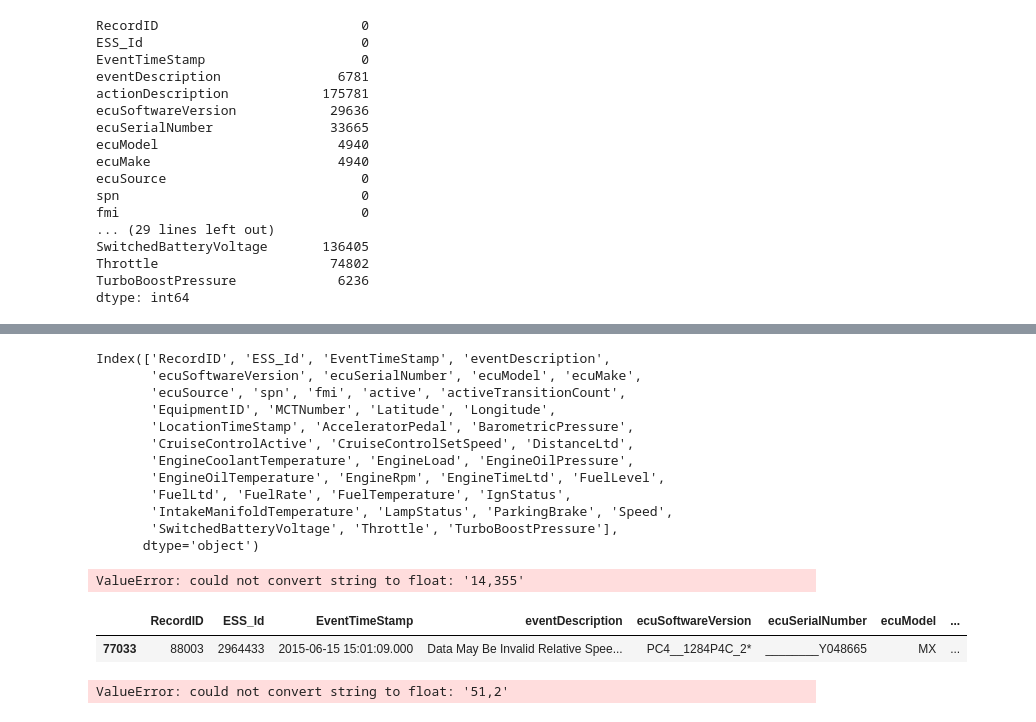
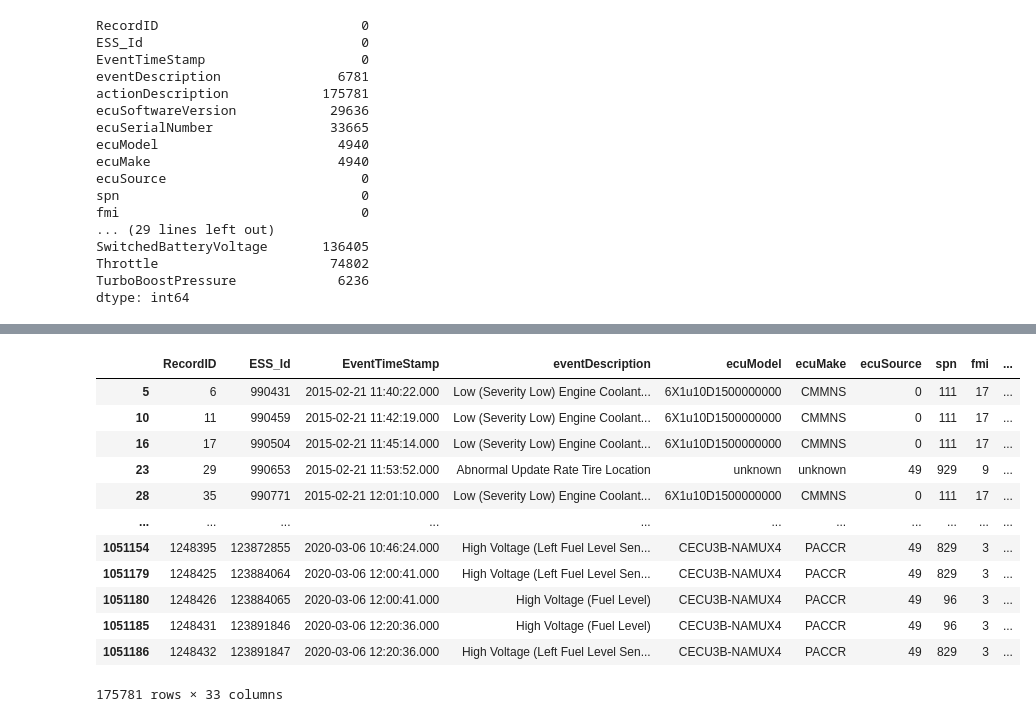
Before and after one commit to ashamaheshwari/big_g_express-predicting-derates, a Jupyter notebook: notebooks/Asha_Maheshwari_Big_G_Express.ipynb, the cells around one changed output, grey strips where cells are left out. Cells and saved outputs as stored; diff of their text form; code cells hidden in the pictures.

```diff
--- a/notebooks/Asha_Maheshwari_Big_G_Express.ipynb
+++ b/notebooks/Asha_Maheshwari_Big_G_Express.ipynb
@@ -398,35 +383,0 @@ memory usage: 55.2+ MB
-# %%
-fault_diag_filtered.columns
-# %% [output]
-Index(['RecordID', 'ESS_Id', 'EventTimeStamp', 'eventDescription',
-       'ecuSoftwareVersion', 'ecuSerialNumber', 'ecuModel', 'ecuMake',
-       'ecuSource', 'spn', 'fmi', 'active', 'activeTransitionCount',
-       'EquipmentID', 'MCTNumber', 'Latitude', 'Longitude',
-       'LocationTimeStamp', 'AcceleratorPedal', 'BarometricPressure',
-       'CruiseControlActive', 'CruiseControlSetSpeed', 'DistanceLtd',
-       'EngineCoolantTemperature', 'EngineLoad', 'EngineOilPressure',
-       'EngineOilTemperature', 'EngineRpm', 'EngineTimeLtd', 'FuelLevel',
-       'FuelLtd', 'FuelRate', 'FuelTemperature', 'IgnStatus',
-       'IntakeManifoldTemperature', 'LampStatus', 'ParkingBrake', 'Speed',
-       'SwitchedBatteryVoltage', 'Throttle', 'TurboBoostPressure'],
-      dtype='object')
-# %%
-# changing data types
-fault_diag_filtered['EquipmentID'] = fault_diag_filtered['EquipmentID'].astype(int)
-#fault_diag_filtered['AcceleratorPedal'] = fault_diag_filtered['AcceleratorPedal'].astype(int)
-#fault_diag_filtered['BarometricPressure'] = fault_diag_filtered['BarometricPressure'].astype(float)
-# %%
-fault_diag_filtered['BarometricPressure'] = fault_diag_filtered['BarometricPressure'].astype(float)
-# %% [output]
-ValueError: could not convert string to float: '14,355'
-# %%
-fault_diag_filtered[fault_diag_filtered['AcceleratorPedal'] == '4,8']
-# %% [output]
-|  | RecordID | ESS_Id | EventTimeStamp | eventDescription | ecuSoftwareVersion | ecuSerialNumber | ecuModel | ... |
-| 77033 | 88003 | 2964433 | 2015-06-15 15:01:09.000 | Data May Be Invalid Relative Spee... | PC4__1284P4C_2* | ________Y048665 | MX | ... |
-# %%
-fault_diag_filtered['AcceleratorPedal'] = fault_diag_filtered['AcceleratorPedal'].replace('4,8', '4.8')
-# %%
-fault_diag_filtered['AcceleratorPedal'] = fault_diag_filtered['AcceleratorPedal'].astype(float)
-# %% [output]
-ValueError: could not convert string to float: '51,2'
@@ -432,0 +387,18 @@ ValueError: could not convert string to float: '51,2'
+# %%
+
+fault_diag_filtered = fault_diag_filtered.replace(',', '.', regex=True)
+fault_diag_filtered
+# %% [output]
+|  | RecordID | ESS_Id | EventTimeStamp | eventDescription | ecuModel | ecuMake | ecuSource | spn | fmi | ... |
+| 5 | 6 | 990431 | 2015-02-21 11:40:22.000 | Low (Severity Low) Engine Coolant... | 6X1u10D1500000000 | CMMNS | 0 | 111 | 17 | ... |
+| 10 | 11 | 990459 | 2015-02-21 11:42:19.000 | Low (Severity Low) Engine Coolant... | 6X1u10D1500000000 | CMMNS | 0 | 111 | 17 | ... |
+| 16 | 17 | 990504 | 2015-02-21 11:45:14.000 | Low (Severity Low) Engine Coolant... | 6X1u10D1500000000 | CMMNS | 0 | 111 | 17 | ... |
+| 23 | 29 | 990653 | 2015-02-21 11:53:52.000 | Abnormal Update Rate Tire Location | unknown | unknown | 49 | 929 | 9 | ... |
+| 28 | 35 | 990771 | 2015-02-21 12:01:10.000 | Low (Severity Low) Engine Coolant... | 6X1u10D1500000000 | CMMNS | 0 | 111 | 17 | ... |
+| ... | ... | ... | ... | ... | ... | ... | ... | ... | ... | ... |
+| 1051154 | 1248395 | 123872855 | 2020-03-06 10:46:24.000 | High Voltage (Left Fuel Level Sen... | CECU3B-NAMUX4 | PACCR | 49 | 829 | 3 | ... |
+| 1051179 | 1248425 | 123884064 | 2020-03-06 12:00:41.000 | High Voltage (Left Fuel Level Sen... | CECU3B-NAMUX4 | PACCR | 49 | 829 | 3 | ... |
+| 1051180 | 1248426 | 123884065 | 2020-03-06 12:00:41.000 | High Voltage (Fuel Level) | CECU3B-NAMUX4 | PACCR | 49 | 96 | 3 | ... |
+| 1051185 | 1248431 | 123891846 | 2020-03-06 12:20:36.000 | High Voltage (Fuel Level) | CECU3B-NAMUX4 | PACCR | 49 | 96 | 3 | ... |
+| 1051186 | 1248432 | 123891847 | 2020-03-06 12:20:36.000 | High Voltage (Left Fuel Level Sen... | CECU3B-NAMUX4 | PACCR | 49 | 829 | 3 | ... |
+175781 rows × 33 columns
```
Also changed, not shown: parts of 13 cells of this notebook.
